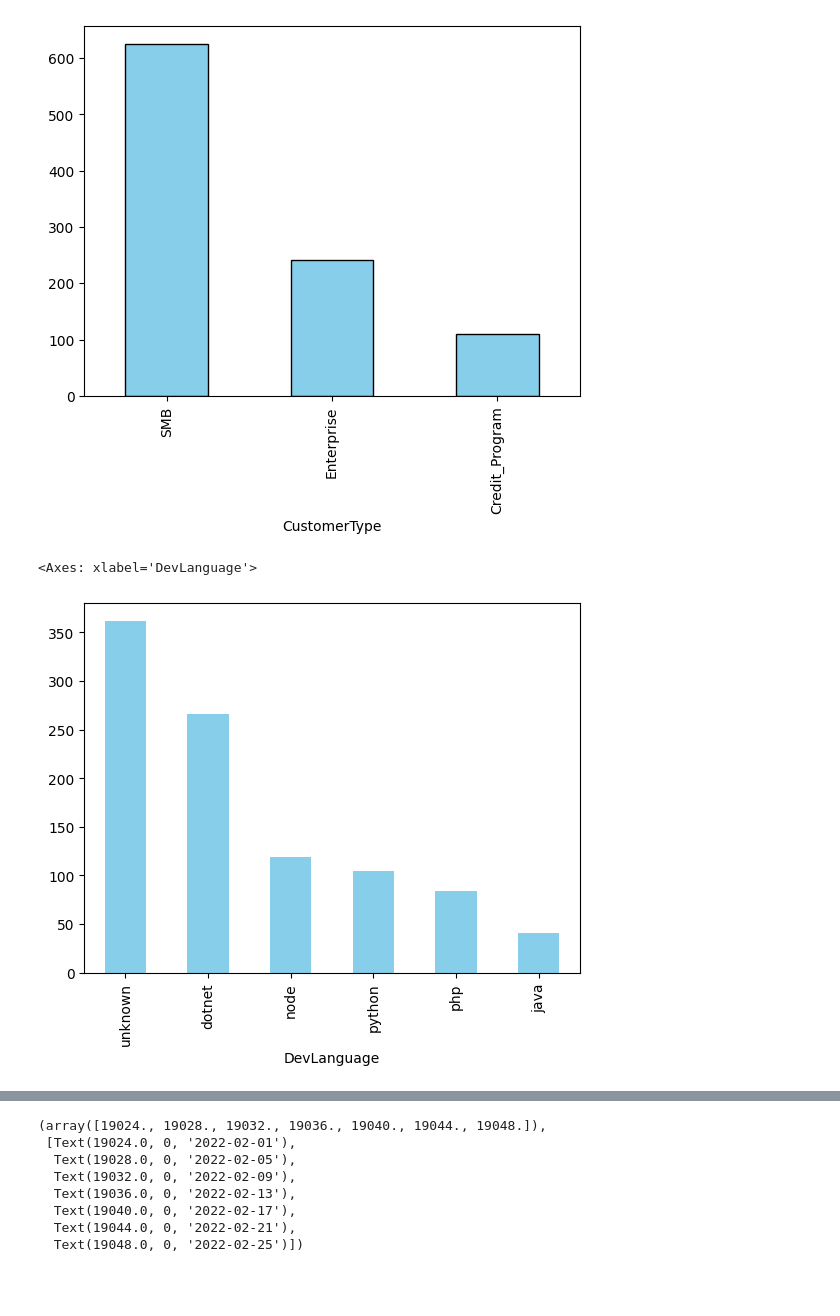
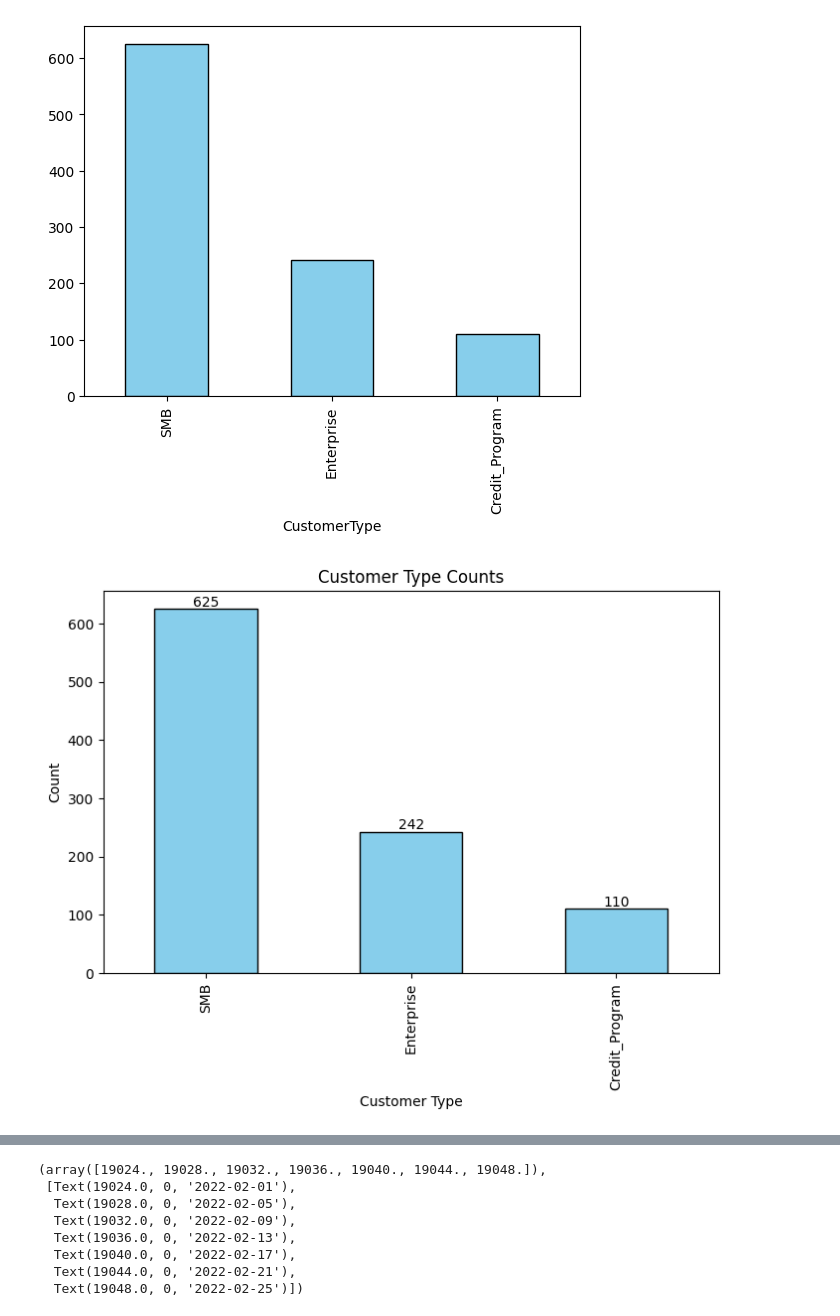
Before and after one commit to ReginaldLCotton/Basic-Analysis-Python, a Jupyter notebook: InterviewCase_Public.ipynb, the cells around one changed output, grey strips where cells are left out. Cells and saved outputs as stored; diff of their text form; code cells hidden in the pictures; blank space fills up the shorter version.

```diff
--- a/InterviewCase_Public.ipynb
+++ b/InterviewCase_Public.ipynb
@@ -22,9 +22,23 @@ value_counts.plot(kind='bar', color='skyblue', edgecolor='black')
 # %% [output]
 <Axes: xlabel='CustomerType'>
 [figure]
-# %%
-value_counts = accts['DevLanguage'].value_counts()
-value_counts.plot(kind='bar', color='skyblue')
-# %% [output]
-<Axes: xlabel='DevLanguage'>
-[figure, removed]
+# %%
+value_counts = accts['CustomerType'].value_counts()
+
+# Call plot ONCE
+ct = value_counts.plot(
+    kind='bar',
+    color='skyblue',
+    edgecolor='black',
+    figsize=(8,5)
+)
+
+# Add labels to bars (no extra plot)
+ct.bar_label(ct.containers[0], label_type='edge', fontsize=10)
+
+plt.title("Customer Type Counts")
+plt.xlabel("Customer Type")
+plt.ylabel("Count")
+plt.show()
+# %% [output]
+[figure, added]
```
Also changed, not shown: parts of 13 cells of this notebook.
